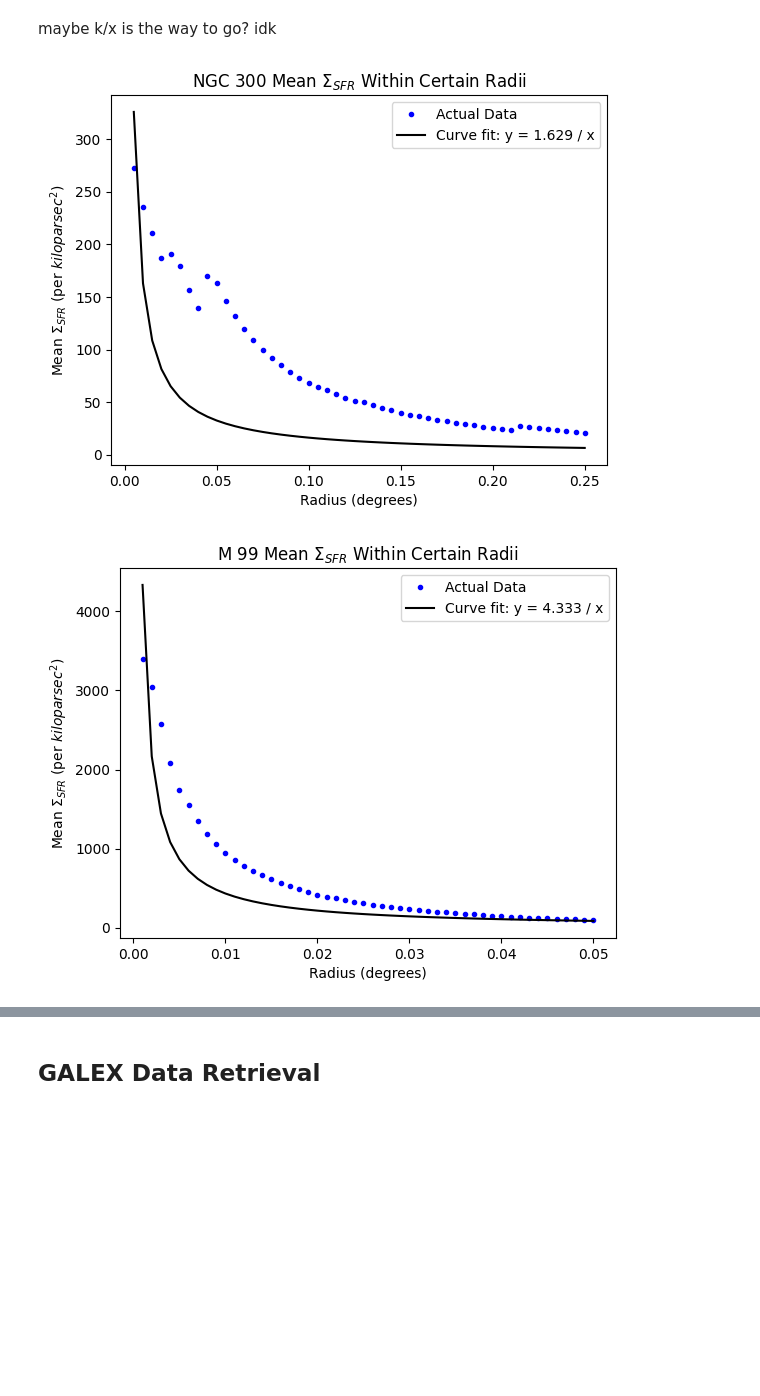
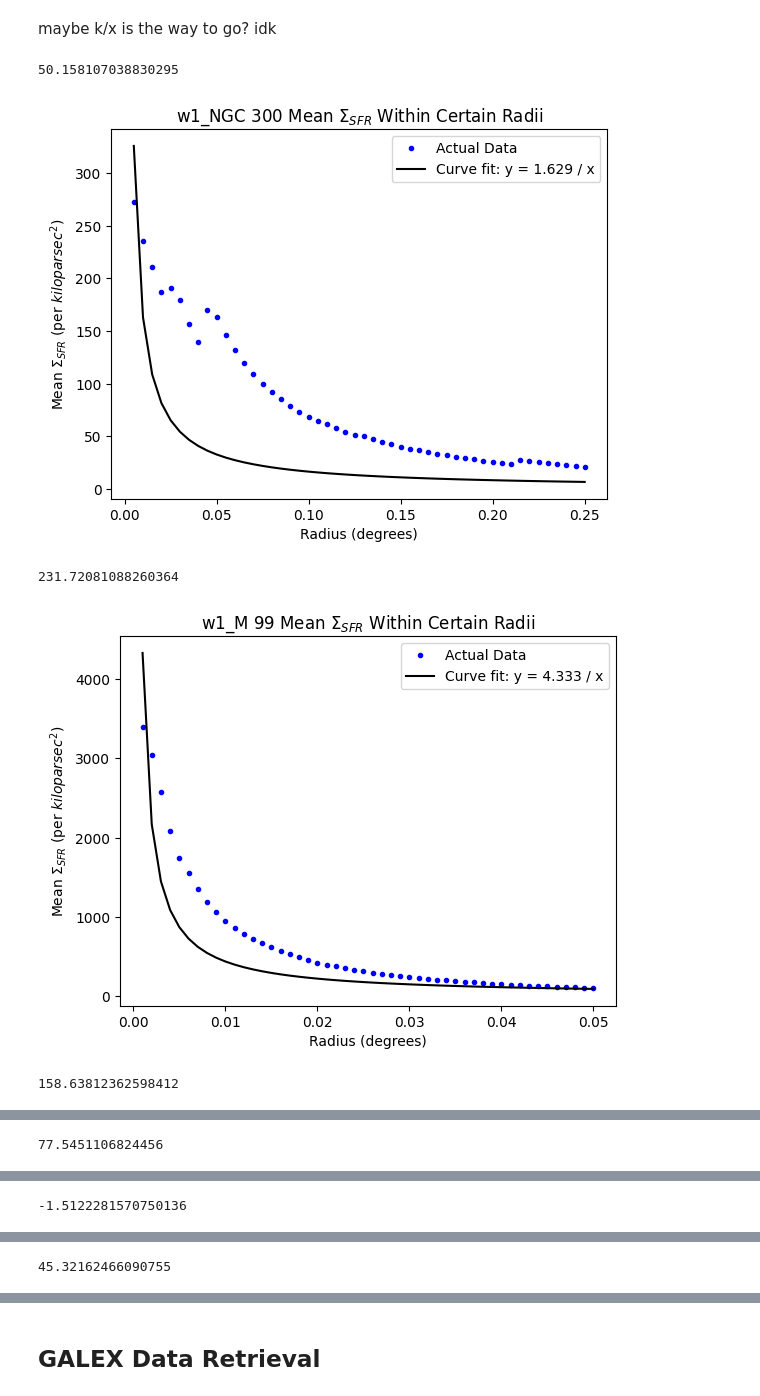
Before and after one commit to Wo0fle/SFRCP, a Jupyter notebook: COMPARE SFR.ipynb, the cells around one changed output, grey strips where cells are left out. Saved outputs shown, nothing was run; the diff lists cells and outputs as text; code cells hidden in the pictures; blank space fills up the shorter version.

```diff
--- a/COMPARE SFR.ipynb
+++ b/COMPARE SFR.ipynb
@@ -198,6 +199,8 @@ with open('saved_best_fit_equations.csv', 'w') as f:
 # %% [markdown]
 maybe k/x is the way to go? idk
 # %%
+best_fit_eqs = []
+
 for current_galaxy, current_galaxy_for_data in zip(wise_galaxies_list, galaxies_list_for_data):
     galaxy_name = current_galaxy[3:-5]
 
@@ -224,33 +227,39 @@ for current_galaxy, current_galaxy_for_data in zip(wise_galaxies_list, galaxies_
 
             bins_mean = np.zeros(sub_sec)
 
             for i in range(sub_sec):
                 radius = (i + 1) * galaxy_radius / sub_sec
                 radius_inds = np.where(dist_array < radius)
                 im_vals = data[radius_inds]
                 radius_mean = np.mean(im_vals)
                 radius_sum = np.sum(im_vals)
 
                 if (galaxy_id == w1):
                     stellar_mass_mean = 3.3e2 * radius_mean
                     bins_mean[i] = stellar_mass_mean
 
                 if (galaxy_id == w3):
                     sfr_mean = 3.77e-3 * radius_mean
                     bins_mean[i] = sfr_mean
 
             inverse_radii = 1 / radius_array
 
             k, b = np.polyfit(inverse_radii, bins_mean, 1)
+
+            print(b) # ig this just doesn't matter??
+
             curve_output = k / radius_array
 
             plt.plot(radius_array, bins_mean, 'b.', label='Actual Data')
             plt.plot(radius_array, curve_output, 'k', label=f'Curve fit: y = {k.round(3)} / x')
             plt.legend(loc='upper right')
             plt.xlabel('Radius (degrees)')
             plt.ylabel('Mean $\Sigma_{SFR}$ (per $kiloparsec^2$)')
-            plt.title(galaxy_name + ' Mean $\Sigma_{SFR}$ Within Certain Radii')
+            plt.title(galaxy_id + galaxy_name + ' Mean $\Sigma_{SFR}$ Within Certain Radii')
             plt.show()
 # %% [output]
+50.158107038830295
-[figure, old version]
+[figure, new version]
+231.72081088260364
-[figure, old version]
+[figure, new version]
+158.63812362598412
@@ -257,0 +267 @@ for current_galaxy, current_galaxy_for_data in zip(wise_galaxies_list, galaxies_
+77.5451106824456
@@ -258,0 +269 @@ for current_galaxy, current_galaxy_for_data in zip(wise_galaxies_list, galaxies_
+-1.5122281570750136
@@ -259,0 +271 @@ for current_galaxy, current_galaxy_for_data in zip(wise_galaxies_list, galaxies_
+45.32162466090755
```
Also changed, not shown: parts of 5 cells of this notebook, 1 other file.
